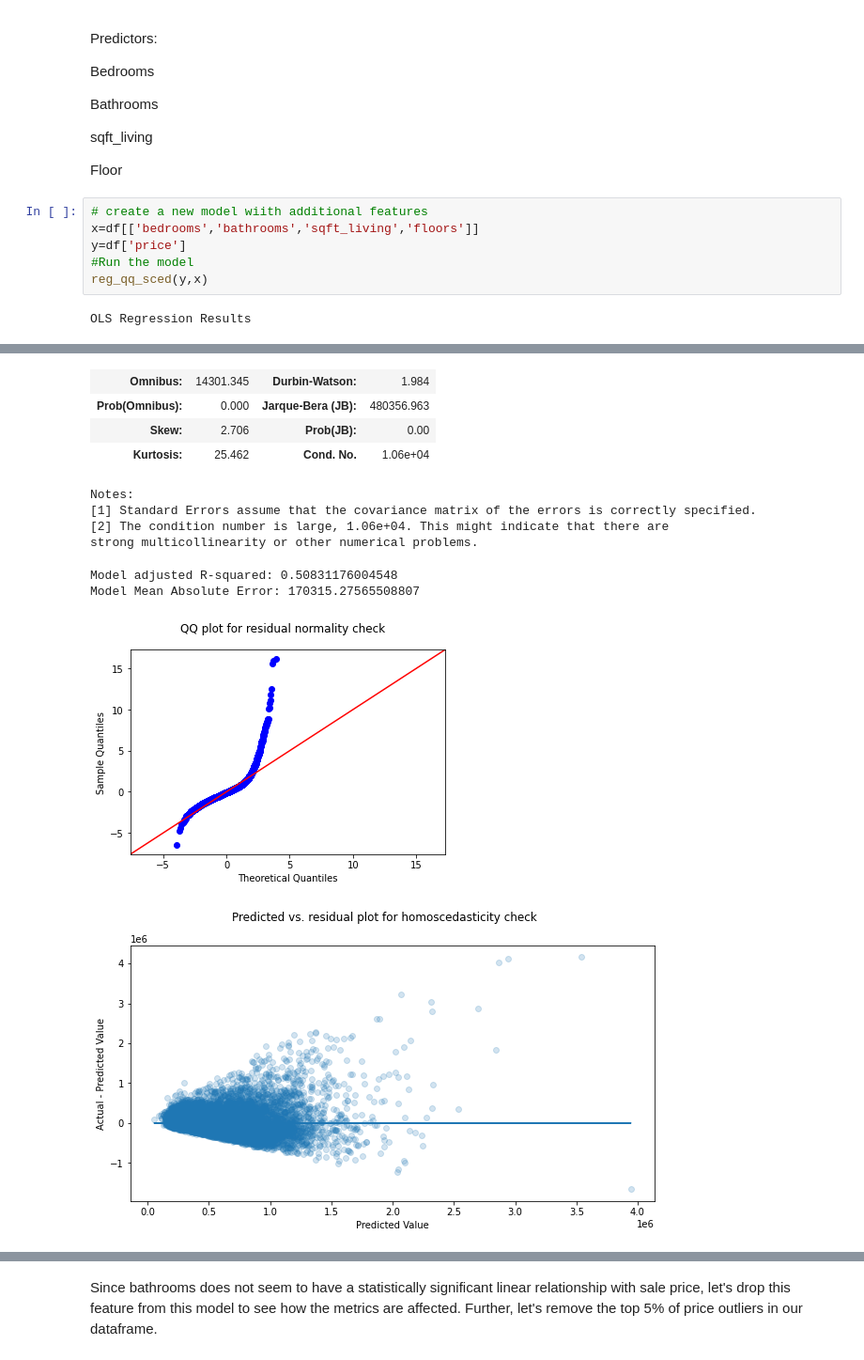
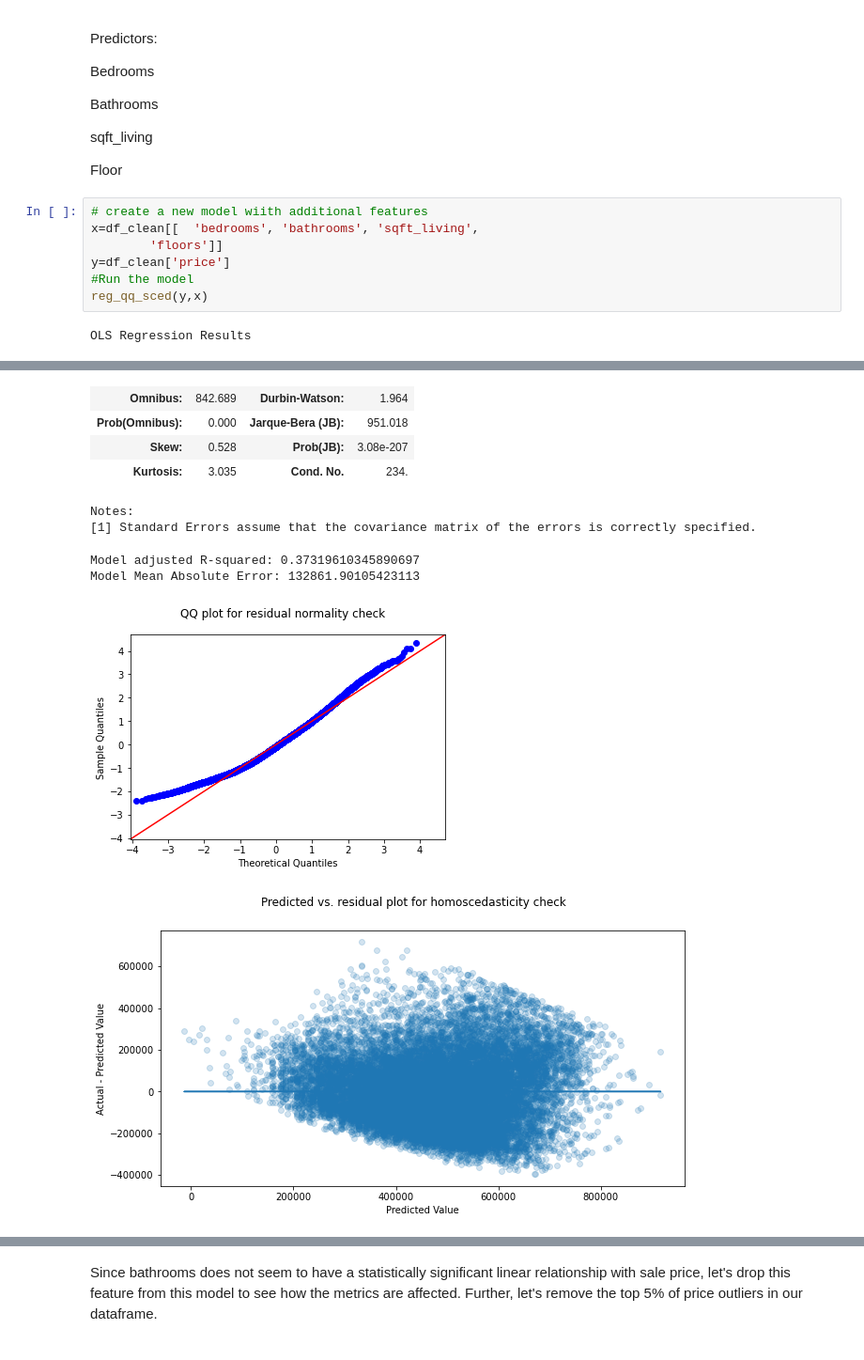
Before and after one commit to kigenb/linear_regression, a Jupyter notebook: Linear_regressiion_project.ipynb, the cells around one changed output, grey strips where cells are left out. Shown at 94% size. Saved outputs shown, nothing was run; the diff lists cells and outputs as text.

```diff
--- a/Linear_regressiion_project.ipynb
+++ b/Linear_regressiion_project.ipynb
@@ -695,8 +710,9 @@ sqft_living
 Floor
 # %%
 # create a new model wiith additional features
-x=df[['bedrooms','bathrooms','sqft_living','floors']]
-y=df['price']
+x=df_clean[[  'bedrooms', 'bathrooms', 'sqft_living',
+        'floors']]
+y=df_clean['price']
 #Run the model
 reg_qq_sced(y,x)
 # %% [output]
@@ -719,15 +735,13 @@ OLS Regression Results
-| Omnibus: | 14301.345 | Durbin-Watson: | 1.984 |
-| Prob(Omnibus): | 0.000 | Jarque-Bera (JB): | 480356.963 |
-| Skew: | 2.706 | Prob(JB): | 0.00 |
-| Kurtosis: | 25.462 | Cond. No. | 1.06e+04 |
+| Omnibus: | 842.689 | Durbin-Watson: | 1.964 |
+| Prob(Omnibus): | 0.000 | Jarque-Bera (JB): | 951.018 |
+| Skew: | 0.528 | Prob(JB): | 3.08e-207 |
+| Kurtosis: | 3.035 | Cond. No. | 234. |
 Notes:
 [1] Standard Errors assume that the covariance matrix of the errors is correctly specified.
-[2] The condition number is large, 1.06e+04. This might indicate that there are
-strong multicollinearity or other numerical problems.
-Model adjusted R-squared: 0.50831176004548
-Model Mean Absolute Error: 170315.27565508807
+Model adjusted R-squared: 0.37319610345890697
+Model Mean Absolute Error: 132861.90105423113
-[figure, old version]
+[figure, new version]
-[figure, old version]
+[figure, new version]
 # %% [markdown]
 Regression finding with Quantative feautes of home
 
```
Also changed, not shown: parts of 34 cells of this notebook, 1 other file.
